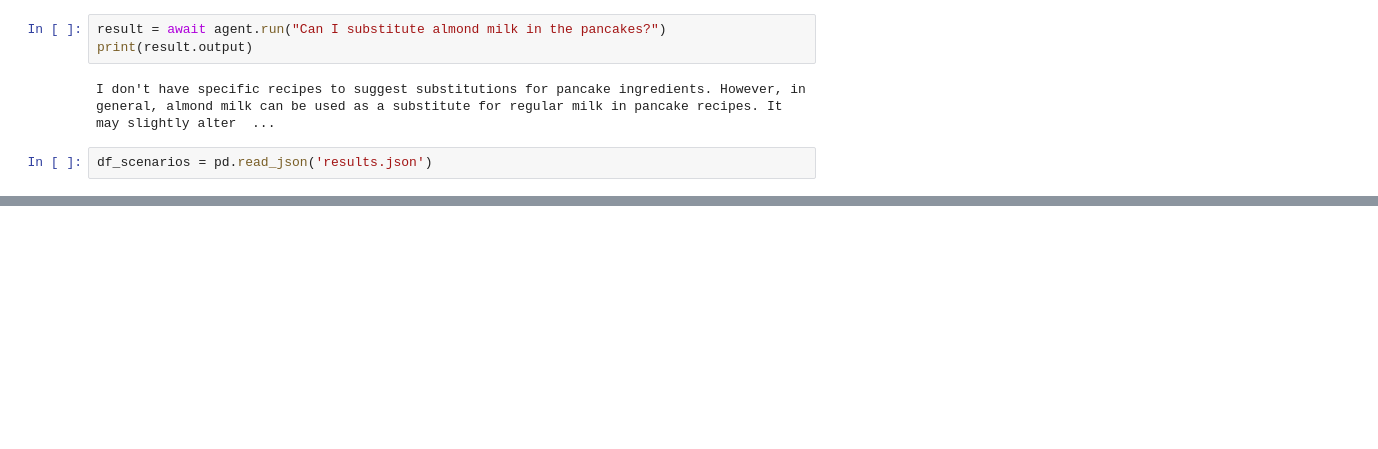
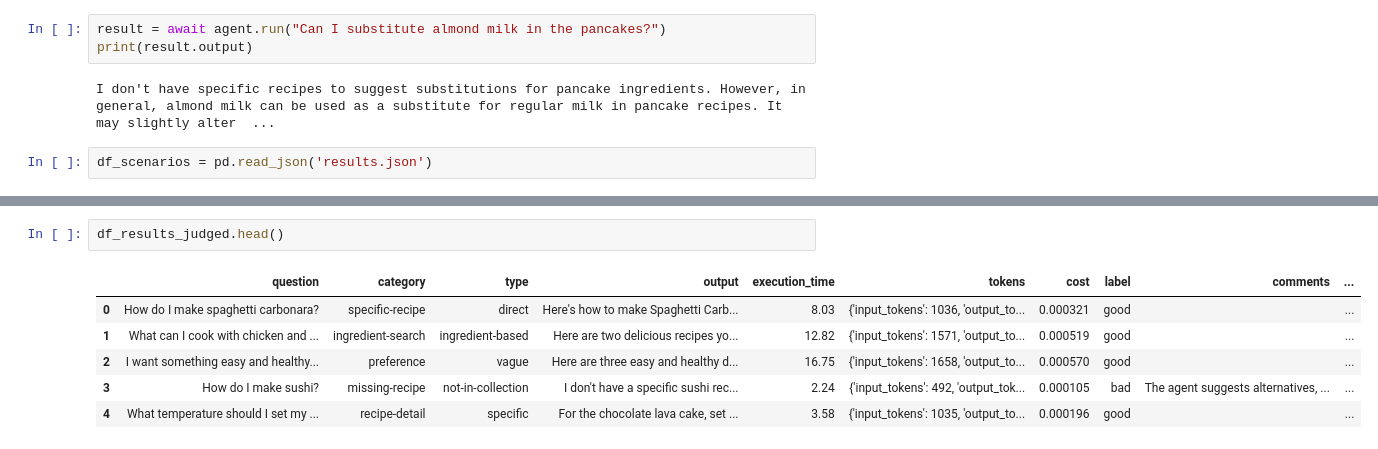
Before and after one commit to katjaweb/AI_Engineering, a Jupyter notebook: 06-evaluation/evaluation.ipynb, the cells around one changed output, grey strips where cells are left out. Drawn from its saved outputs; the diff is of its cells as text; blank space fills up the shorter version.

```diff
--- a/06-evaluation/evaluation.ipynb
+++ b/06-evaluation/evaluation.ipynb
@@ -29,0 +37,9 @@ Name: count, dtype: int64
+# %%
+df_results_judged.head()
+# %% [output]
+|  | question | category | type | output | execution_time | tokens | cost | label | comments | ... |
+| 0 | How do I make spaghetti carbonara? | specific-recipe | direct | Here's how to make Spaghetti Carb... | 8.03 | {'input_tokens': 1036, 'output_to... | 0.000321 | good |  | ... |
+| 1 | What can I cook with chicken and ... | ingredient-search | ingredient-based | Here are two delicious recipes yo... | 12.82 | {'input_tokens': 1571, 'output_to... | 0.000519 | good |  | ... |
+| 2 | I want something easy and healthy... | preference | vague | Here are three easy and healthy d... | 16.75 | {'input_tokens': 1658, 'output_to... | 0.000570 | good |  | ... |
+| 3 | How do I make sushi? | missing-recipe | not-in-collection | I don't have a specific sushi rec... | 2.24 | {'input_tokens': 492, 'output_tok... | 0.000105 | bad | The agent suggests alternatives, ... | ... |
+| 4 | What temperature should I set my ... | recipe-detail | specific | For the chocolate lava cake, set ... | 3.58 | {'input_tokens': 1035, 'output_to... | 0.000196 | good |  | ... |
```
Also changed, not shown: parts of 25 cells of this notebook.
